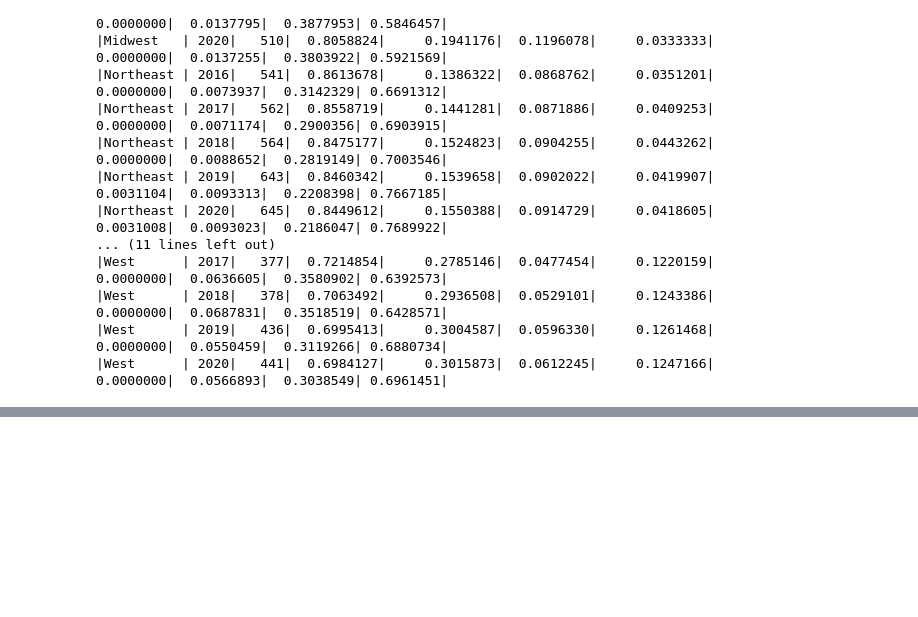
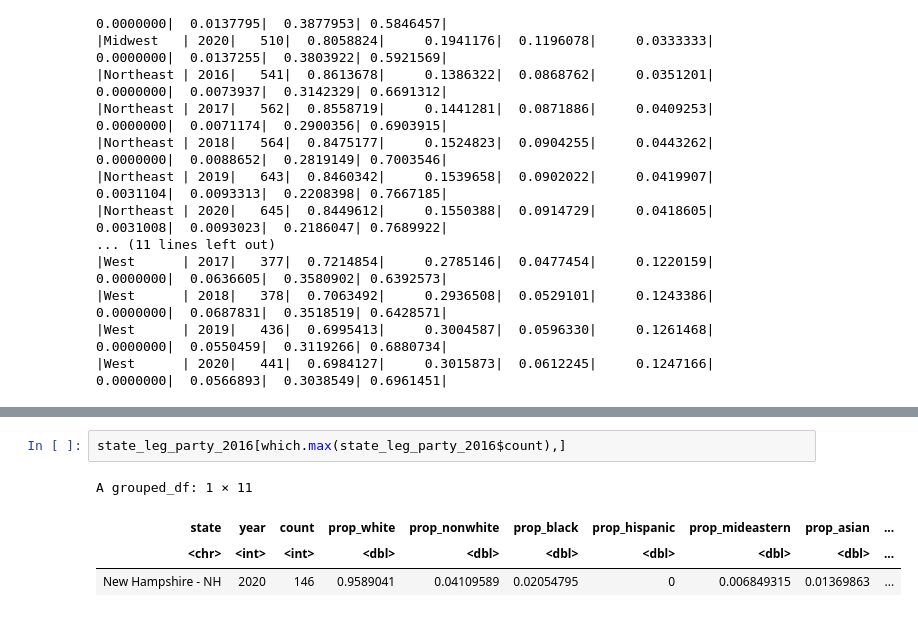
Before and after one commit to michael-bonitati-1117/final_project, a Jupyter notebook: EmmaWinningAnalysis.ipynb, the cells around one changed output, grey strips where cells are left out. Drawn from its saved outputs; the diff is of its cells as text; blank space fills up the shorter version.

Commit message:
Added some new analysis on party and race

```diff
--- a/EmmaWinningAnalysis.ipynb
+++ b/EmmaWinningAnalysis.ipynb
@@ -406,0 +457,7 @@ print(kable(state_leg_region_2016))
+# %%
+state_leg_party_2016[which.max(state_leg_party_2016$count),]
+# %% [output]
+A grouped_df: 1 × 11
+| state | year | count | prop_white | prop_nonwhite | prop_black | prop_hispanic | prop_mideastern | prop_asian | ... |
+| <chr> | <int> | <int> | <dbl> | <dbl> | <dbl> | <dbl> | <dbl> | <dbl> | ... |
+| New Hampshire - NH | 2020 | 146 | 0.9589041 | 0.04109589 | 0.02054795 | 0 | 0.006849315 | 0.01369863 | ... |
```
Also changed, not shown: parts of 8 cells of this notebook.
